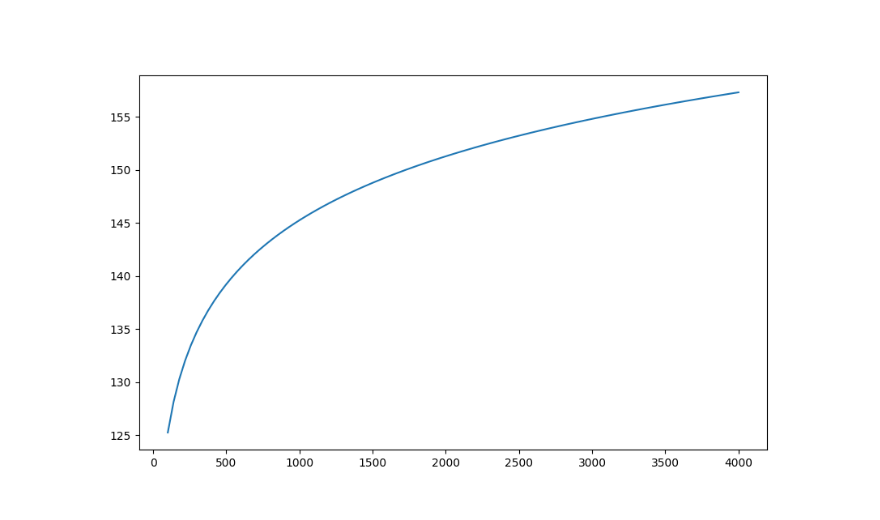
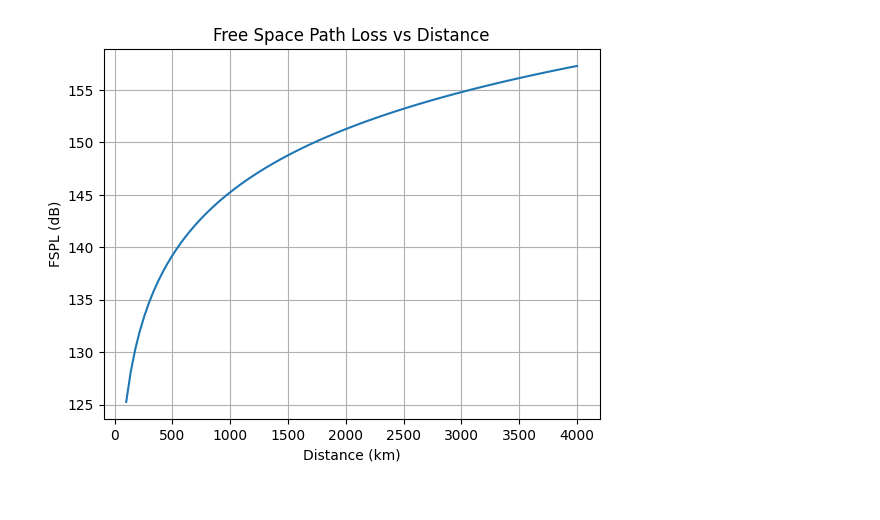
Before and after one commit to kamilix2003/sat-ant, a Jupyter notebook: link_budget.ipynb, the cells around one changed output. Cells and saved outputs as stored; diff of their text form; code cells hidden in the pictures.

```diff
--- a/link_budget.ipynb
+++ b/link_budget.ipynb
@@ -15,14 +16,17 @@ def fspl_db(d, f):
     return fspl
 # %%
 fspl = fspl_db(distance, center_freq)
-# %%
-fig = plt.figure(figsize=(10, 6))
-ax_fspl = plt.subplot(1, 1, 1)
-ax_fspl.plot(distance / 1e3, fspl, label='FSPL (dB)')
-
-plt.show()
-# %% [output]
-[figure, removed]
+# %%
+fig = plt.figure()
+ax = fig.add_subplot(111)
+ax.plot(distance / 1e3, fspl)
+ax.set_xlabel('Distance (km)')
+ax.set_ylabel('FSPL (dB)')
+ax.set_title('Free Space Path Loss vs Distance')
+ax.grid()
+plt.show()
+# %% [output]
+[figure, added]
 # %%
 def antenna_gain_kraus_db(hpbw_deg):
   gain = 360**2 / np.pi / hpbw_deg**2
```
Also changed, not shown: parts of 6 cells of this notebook, 10 other files.
